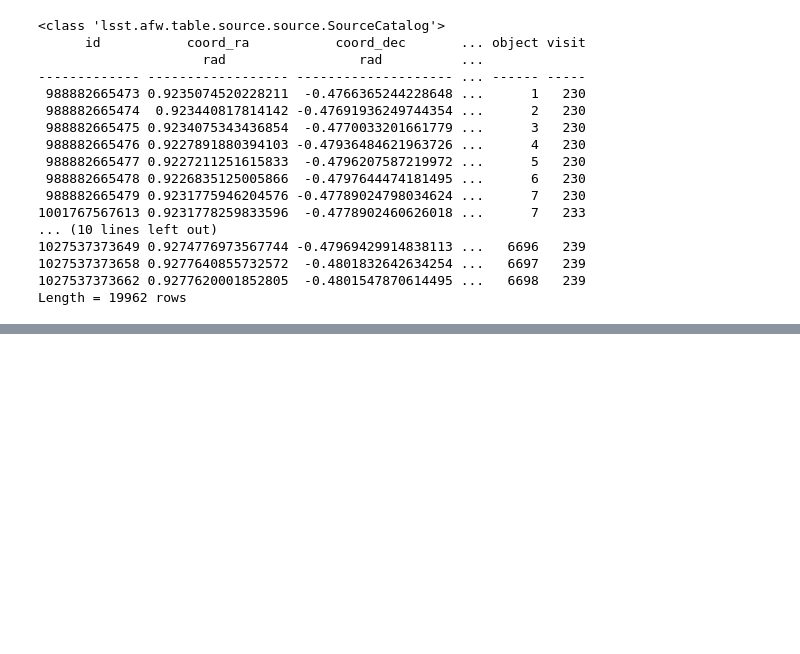
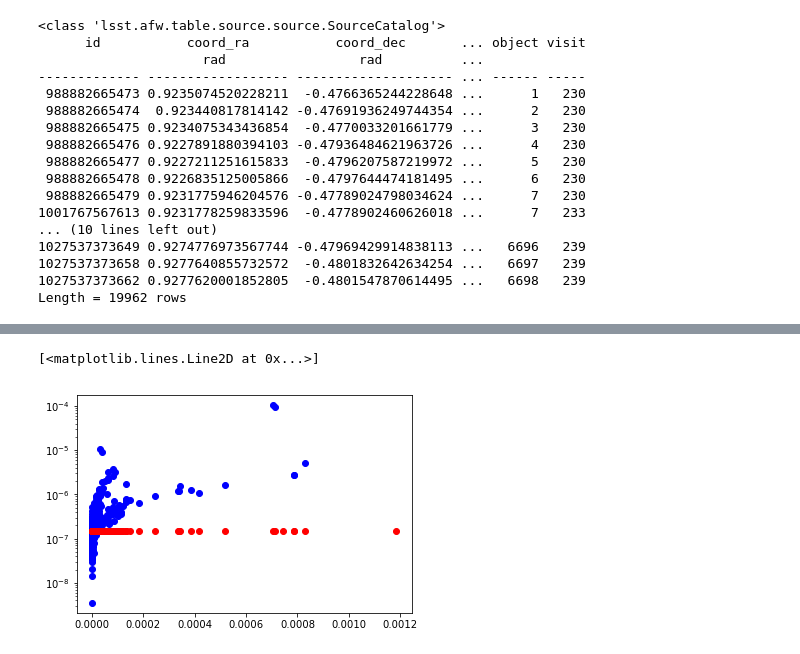
Before and after one commit to lsst-sitcom/notebooks, a Jupyter notebook: astrometry_precision.ipynb, the cells around one changed output, grey strips where cells are left out. Saved outputs shown, nothing was run; the diff lists cells and outputs as text; code cells hidden in the pictures; blank space fills up the shorter version.

```diff
--- a/astrometry_precision.ipynb
+++ b/astrometry_precision.ipynb
@@ -160,0 +148,7 @@ plt.plot(x,y, 'ko')
+# %%
+# I don't think I understand this plot.
+plt.semilogy(results['flux_avg'], results['flux_std'], 'bo')
+plt.plot(results['flux_avg'], results['flux_err_avg'], 'ro')
+# %% [output]
+[<matplotlib.lines.Line2D at 0x...>]
+[figure, added]
```
Also changed, not shown: parts of 16 cells of this notebook.
